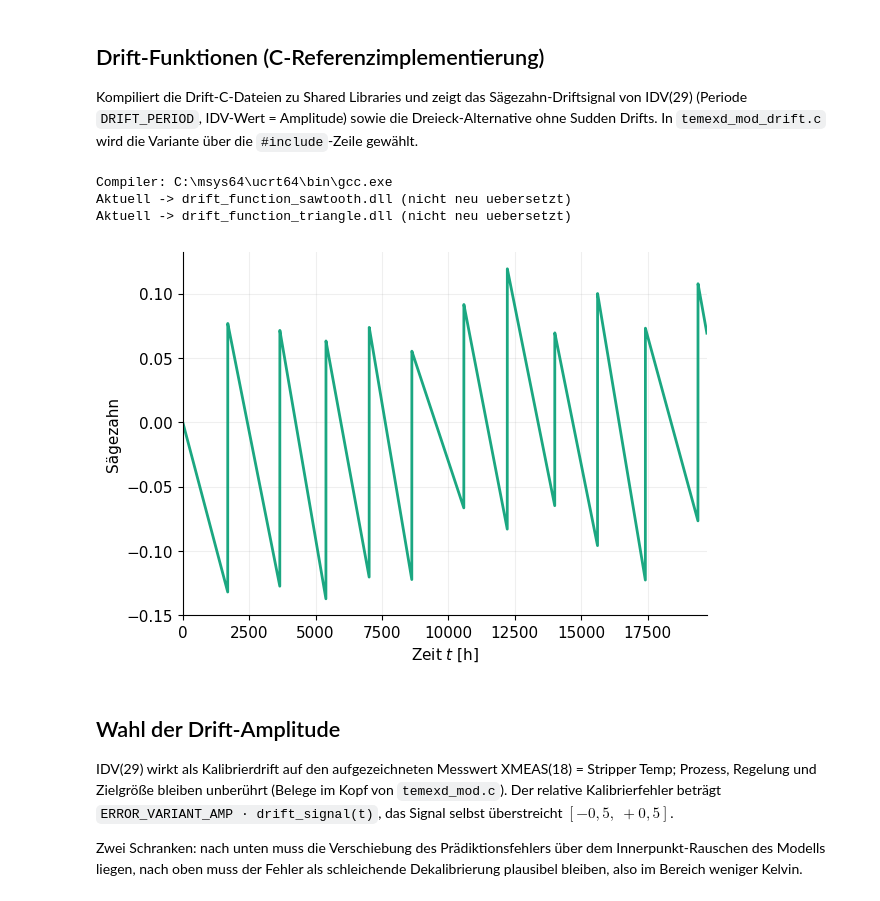
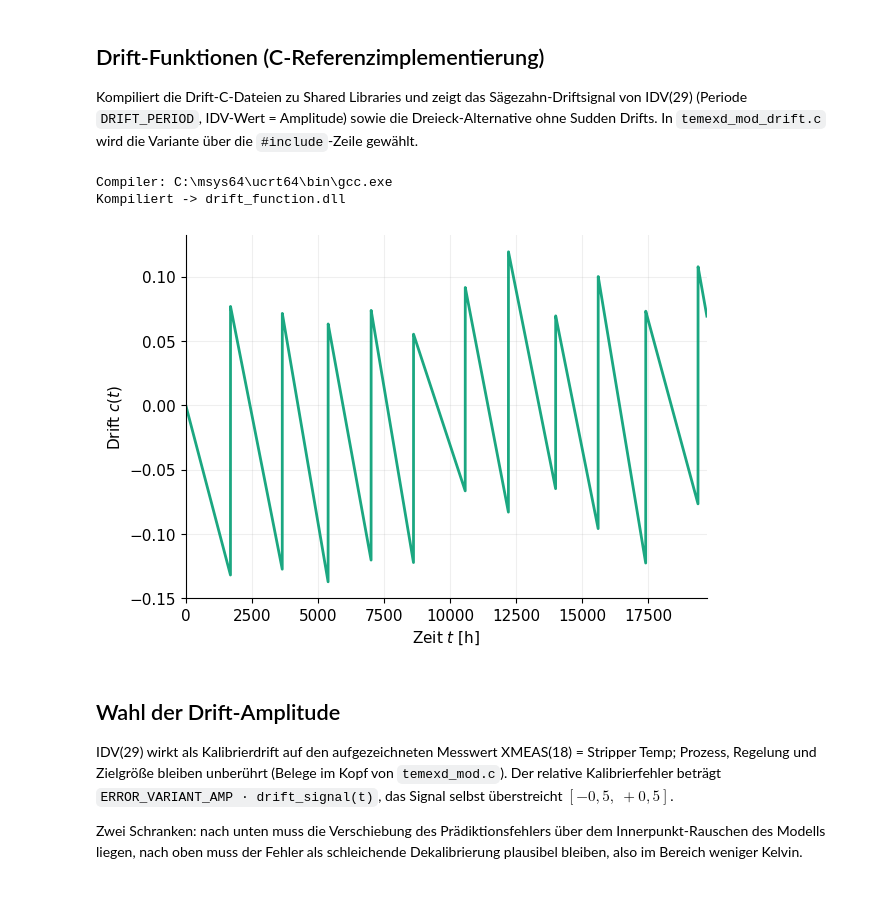
Before and after one commit to marijan-p/process_optimization_concept_drift, a Jupyter notebook: ipynb/tep/tep_generation.ipynb, the cells around one changed output. Cells and saved outputs as stored; diff of their text form; code cells hidden in the pictures.

```diff
--- a/ipynb/tep/tep_generation.ipynb
+++ b/ipynb/tep/tep_generation.ipynb
@@ -684,32 +638,28 @@ import subprocess
 import sys
 
 GCC = r"C:\msys64\ucrt64\bin\gcc.exe"
-drift_srcs = [base_dir / "src" / "drift_function_sawtooth.c",
-              base_dir / "src" / "drift_function_triangle.c"]
+drift_source = base_dir / "src" / "drift_function.c"
 
 print("Compiler:", GCC)
 build_env = os.environ.copy()
 build_env["PATH"] = os.path.dirname(GCC) + os.pathsep + build_env.get("PATH", "")
 
 drift_libs = {}
-for source in drift_srcs:
-    library = source.with_suffix(".dll" if sys.platform == "win32" else ".so")
-    if library.exists() and library.stat().st_mtime >= source.stat().st_mtime:
-        drift_libs[source.stem] = library
-        print(f"Aktuell -> {library.name} (nicht neu uebersetzt)")
-        continue
-    cmd = [GCC, "-O2", "-shared", "-DDRIFT_BUILD_DLL", "-o", str(library), str(source)]
-    result = subprocess.run(cmd, capture_output=True, text=True,
-                            cwd=source.parent, env=build_env)
-    if result.returncode != 0:
-        raise RuntimeError(f"Kompilierung fehlgeschlagen (Returncode {result.returncode}):\n"
-                           f"{result.stdout}\n{result.stderr}")
-    drift_libs[source.stem] = library
-    print(f"Kompiliert -> {library.name}")
+library = drift_source.with_suffix(".dll" if sys.platform == "win32" else ".so")
+if library.exists() and library.stat().st_mtime >= drift_source.stat().st_mtime:
+    drift_libs[drift_source.stem] = library
+    print(f"Aktuell -> {library.name} (nicht neu uebersetzt)")
+cmd = [GCC, "-O2", "-shared", "-DDRIFT_BUILD_DLL", "-o", str(library), str(drift_source)]
+result = subprocess.run(cmd, capture_output=True, text=True,
+                        cwd=drift_source.parent, env=build_env)
+if result.returncode != 0:
+    raise RuntimeError(f"Kompilierung fehlgeschlagen (Returncode {result.returncode}):\n"
+                        f"{result.stdout}\n{result.stderr}")
+drift_libs[drift_source.stem] = library
+print(f"Kompiliert -> {library.name}")
 # %% [output]
 Compiler: C:\msys64\ucrt64\bin\gcc.exe
-Aktuell -> drift_function_sawtooth.dll (nicht neu uebersetzt)
-Aktuell -> drift_function_triangle.dll (nicht neu uebersetzt)
+Kompiliert -> drift_function.dll
 # %%
 import ctypes
 
@@ -722,8 +672,7 @@ def _bind(lib_path):
     return lib
 
 
-_saw = _bind(drift_libs["drift_function_sawtooth"])
-_tri = _bind(drift_libs["drift_function_triangle"])
+_saw = _bind(drift_libs["drift_function"])
 
 
 def _eval(lib, t, amplitude, period, gamma, seed):
@@ -736,28 +685,22 @@ def drift_sawtooth(t, amplitude: float = ERROR_VARIANT_AMP,
                    seed: int = DRIFT_SEED) -> np.ndarray:
     """Saegezahn analog c[k], t in h; Parameter identisch zu den #defines in temexd_mod.c."""
     return _eval(_saw, t, amplitude, period, gamma, seed)
-
-
-def drift_triangle(t, amplitude: float = ERROR_VARIANT_AMP,
-                   period: float = DRIFT_PERIOD) -> np.ndarray:
-    """Dreieck ohne Sudden Drifts."""
-    return _eval(_tri, t, amplitude, period, 0.0, 0)
 # %%
 import matplotlib.pyplot as plt
 from src.utils import thesis_style as ts
 
 t = np.linspace(0.0, T_TOTAL, 8001)
-fig, ax = plt.subplots(figsize=(ts.fig_width(), ts.fig_width(0.7)))
+fig, ax = plt.subplots(figsize=(ts.fig_width(), ts.fig_width(0.7)), sharex=True)
 ax.plot(t, drift_sawtooth(t, amplitude=ERROR_VARIANT_AMP), **ts.line("drift_signal"))
-ax.set_ylabel("Sägezahn")
+ax.set_ylabel("Drift $c(t)$")
 ax.grid(True, alpha=0.2)
 ax.margins(x=0)
 ax.set_xlabel("Zeit $t$ [h]")
 plt.tight_layout()
-plot_store.save_figure(plt.gcf(), "cd", cfg, final=IS_FINAL)
+plot_store.save_figure(plt.gcf(), "cd", production_cfg, final=IS_FINAL)
 plt.show()
 # %% [output]
-[figure, old version]
+[figure, new version]
 # %% [markdown]
 ## Wahl der Drift-Amplitude
 
```
Also changed, not shown: parts of 22 cells of this notebook, 3 other files.
